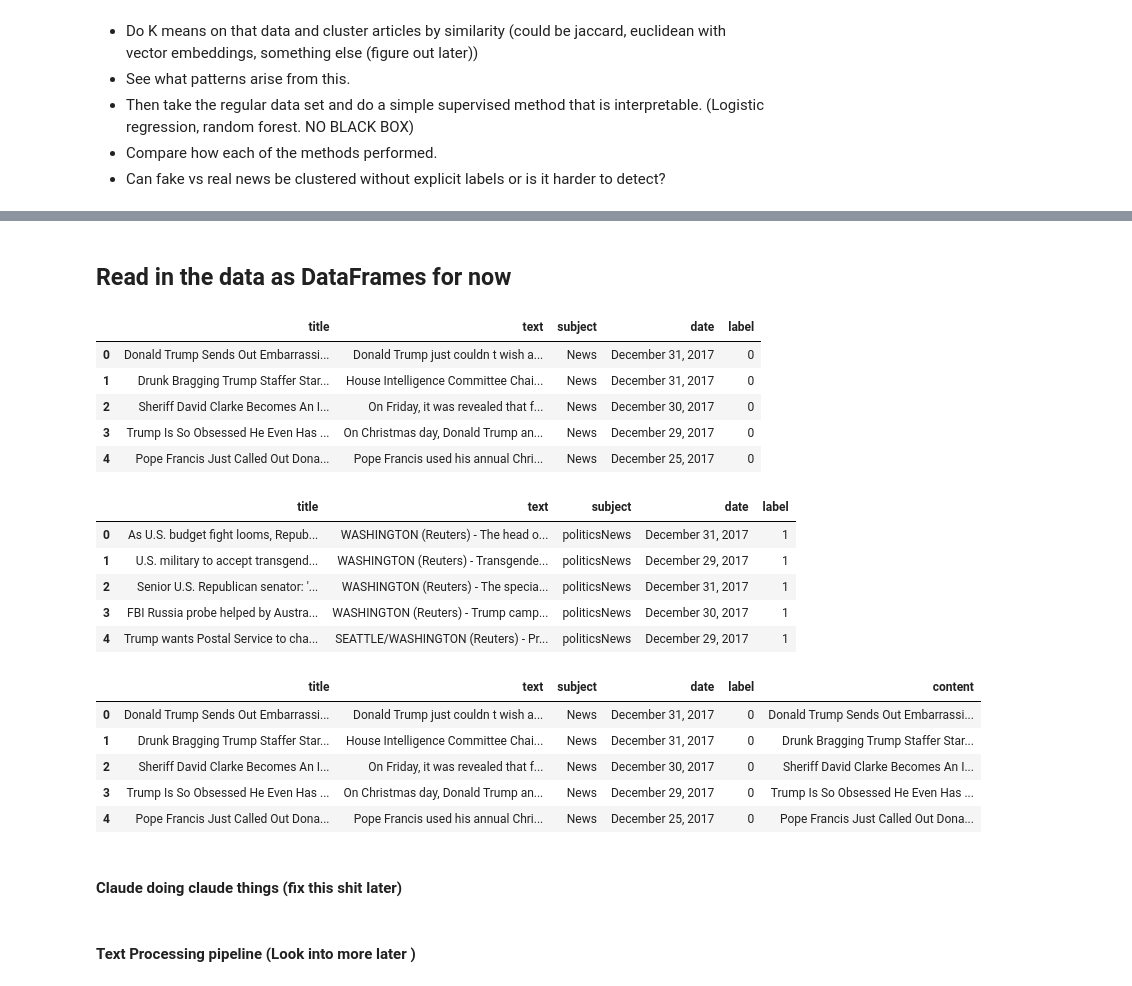
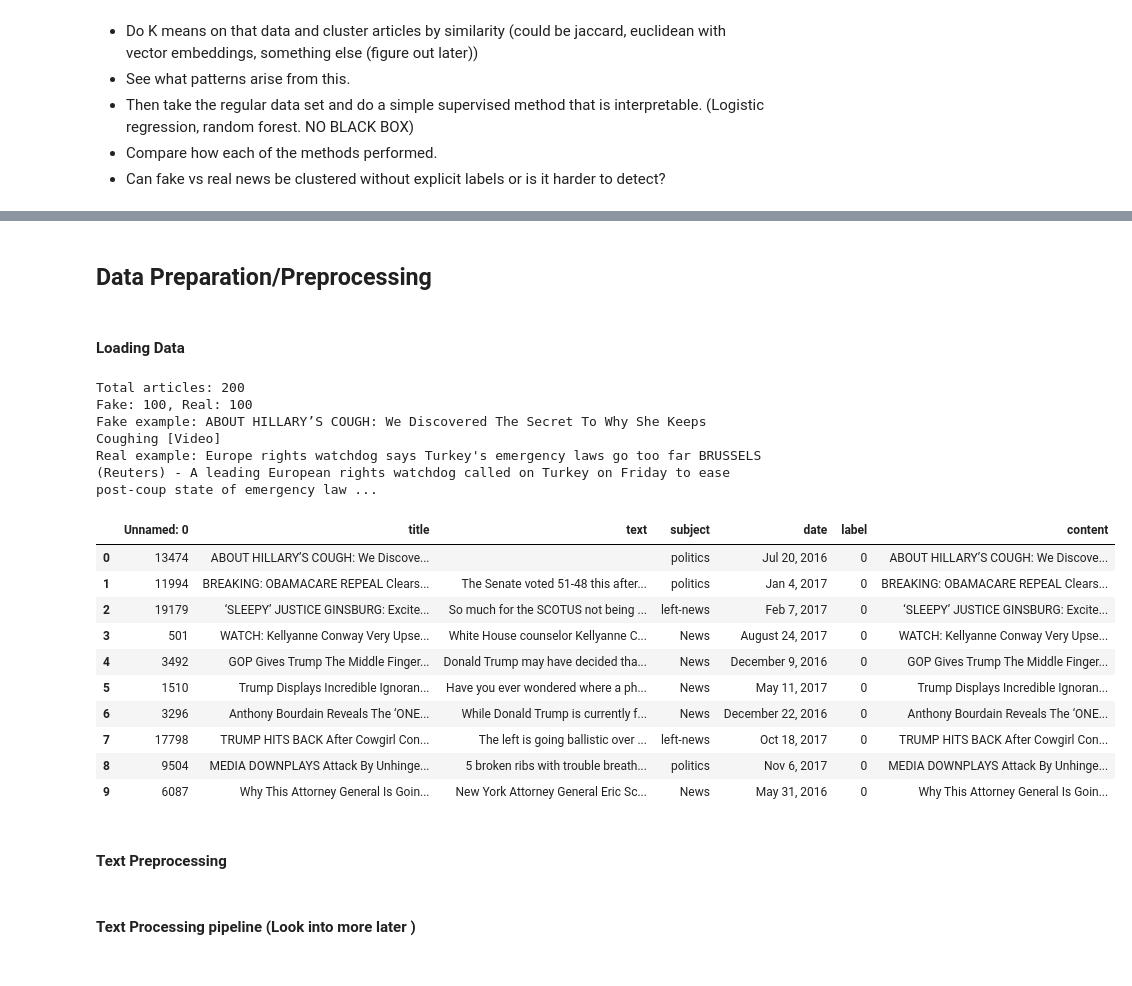
Before and after one commit to JohnDanekind/Fake-News-Unsupervised, a Jupyter notebook: src/project.ipynb, the cells around one changed output, grey strips where cells are left out. Saved outputs shown, nothing was run; the diff lists cells and outputs as text; code cells hidden in the pictures.

Commit message:
Smaller data set size. Halfway working Minhashing. TODO: figure out clustering method with minhash/jaccard scores

```diff
--- a/src/project.ipynb
+++ b/src/project.ipynb
@@ -39,48 +61,48 @@ import pyminhash
 # %% [markdown]
-## Read in the data as DataFrames for now
+## Data Preparation/Preprocessing
+# %% [markdown]
+#### Loading Data
 # %%
 # Load the data sets
-fake_df = pd.read_csv('../data/Fake.csv')
+fake_df = pd.read_csv('../data/sampled_Fake.csv')
+real_df = pd.read_csv('../data/sampled_True.csv')
+
+# Add labels
 fake_df['label'] = 0
-real_df = pd.read_csv('../data/True.csv')
 real_df['label'] = 1
 
-fake_df.head()
+# Combine the data sets
+df = pd.concat([fake_df, real_df], ignore_index=True)
+
+# Create a combined text field
+df['content'] = df['title'] + ' ' + df['text']
+
+print(f"Total articles: {len(df)}")
+print(f"Fake: {len(fake_df)}, Real: {len(real_df)}")
+
+print(f"Fake example: {df['content'].iloc[0]}")
+print(f"Real example: {df[df['label'] == 1]['content'].iloc[0]}")
+
+
+df.head(10)
 # %% [output]
+Total articles: 200
+Fake: 100, Real: 100
+Fake example: ABOUT HILLARY’S COUGH: We Discovered The Secret To Why She Keeps Coughing [Video]
+Real example: Europe rights watchdog says Turkey's emergency laws go too far BRUSSELS (Reuters) - A leading European rights watchdog called on Turkey on Friday to ease post-coup state of emergency law ...
-|  | title | text | subject | date | label |
-| 0 | Donald Trump Sends Out Embarrassi... | Donald Trump just couldn t wish a... | News | December 31, 2017 | 0 |
-| 1 | Drunk Bragging Trump Staffer Star... | House Intelligence Committee Chai... | News | December 31, 2017 | 0 |
-| 2 | Sheriff David Clarke Becomes An I... | On Friday, it was revealed that f... | News | December 30, 2017 | 0 |
-| 3 | Trump Is So Obsessed He Even Has ... | On Christmas day, Donald Trump an... | News | December 29, 2017 | 0 |
-| 4 | Pope Francis Just Called Out Dona... | Pope Francis used his annual Chri... | News | December 25, 2017 | 0 |
+|  | Unnamed: 0 | title | text | subject | date | label | content |
+| 0 | 13474 | ABOUT HILLARY’S COUGH: We Discove... |  | politics | Jul 20, 2016 | 0 | ABOUT HILLARY’S COUGH: We Discove... |
+| 1 | 11994 | BREAKING: OBAMACARE REPEAL Clears... | The Senate voted 51-48 this after... | politics | Jan 4, 2017 | 0 | BREAKING: OBAMACARE REPEAL Clears... |
+| 2 | 19179 | ‘SLEEPY’ JUSTICE GINSBURG: Excite... | So much for the SCOTUS not being ... | left-news | Feb 7, 2017 | 0 | ‘SLEEPY’ JUSTICE GINSBURG: Excite... |
+| 3 | 501 | WATCH: Kellyanne Conway Very Upse... | White House counselor Kellyanne C... | News | August 24, 2017 | 0 | WATCH: Kellyanne Conway Very Upse... |
+| 4 | 3492 | GOP Gives Trump The Middle Finger... | Donald Trump may have decided tha... | News | December 9, 2016 | 0 | GOP Gives Trump The Middle Finger... |
+| 5 | 1510 | Trump Displays Incredible Ignoran... | Have you ever wondered where a ph... | News | May 11, 2017 | 0 | Trump Displays Incredible Ignoran... |
+| 6 | 3296 | Anthony Bourdain Reveals The ‘ONE... | While Donald Trump is currently f... | News | December 22, 2016 | 0 | Anthony Bourdain Reveals The ‘ONE... |
+| 7 | 17798 | TRUMP HITS BACK After Cowgirl Con... | The left is going ballistic over ... | left-news | Oct 18, 2017 | 0 | TRUMP HITS BACK After Cowgirl Con... |
+| 8 | 9504 | MEDIA DOWNPLAYS Attack By Unhinge... | 5 broken ribs with trouble breath... | politics | Nov 6, 2017 | 0 | MEDIA DOWNPLAYS Attack By Unhinge... |
+| 9 | 6087 | Why This Attorney General Is Goin... | New York Attorney General Eric Sc... | News | May 31, 2016 | 0 | Why This Attorney General Is Goin... |
-# %%
-real_df.head()
-# %% [output]
-|  | title | text | subject | date | label |
-| 0 | As U.S. budget fight looms, Repub... | WASHINGTON (Reuters) - The head o... | politicsNews | December 31, 2017 | 1 |
-| 1 | U.S. military to accept transgend... | WASHINGTON (Reuters) - Transgende... | politicsNews | December 29, 2017 | 1 |
-| 2 | Senior U.S. Republican senator: '... | WASHINGTON (Reuters) - The specia... | politicsNews | December 31, 2017 | 1 |
-| 3 | FBI Russia probe helped by Austra... | WASHINGTON (Reuters) - Trump camp... | politicsNews | December 30, 2017 | 1 |
-| 4 | Trump wants Postal Service to cha... | SEATTLE/WASHINGTON (Reuters) - Pr... | politicsNews | December 29, 2017 | 1 |
-# %%
-# Combine the data sets
-df = pd.concat([fake_df, real_df], ignore_index=True)
-df = df.dropna()
-df = df.drop_duplicates()
-
-# Combine title and text
-df['content'] = df['title'] + '. ' + df['text']
-
-df.head()
-# %% [output]
-|  | title | text | subject | date | label | content |
-| 0 | Donald Trump Sends Out Embarrassi... | Donald Trump just couldn t wish a... | News | December 31, 2017 | 0 | Donald Trump Sends Out Embarrassi... |
-| 1 | Drunk Bragging Trump Staffer Star... | House Intelligence Committee Chai... | News | December 31, 2017 | 0 | Drunk Bragging Trump Staffer Star... |
-| 2 | Sheriff David Clarke Becomes An I... | On Friday, it was revealed that f... | News | December 30, 2017 | 0 | Sheriff David Clarke Becomes An I... |
-| 3 | Trump Is So Obsessed He Even Has ... | On Christmas day, Donald Trump an... | News | December 29, 2017 | 0 | Trump Is So Obsessed He Even Has ... |
-| 4 | Pope Francis Just Called Out Dona... | Pope Francis used his annual Chri... | News | December 25, 2017 | 0 | Pope Francis Just Called Out Dona... |
 # %% [markdown]
-#### Claude doing claude things (fix this shit later)
+#### Text Preprocessing
 # %% [markdown]
 #### Text Processing pipeline (Look into more later )
 # %%
```
Also changed, not shown: parts of 14 cells of this notebook, 2 other files.
